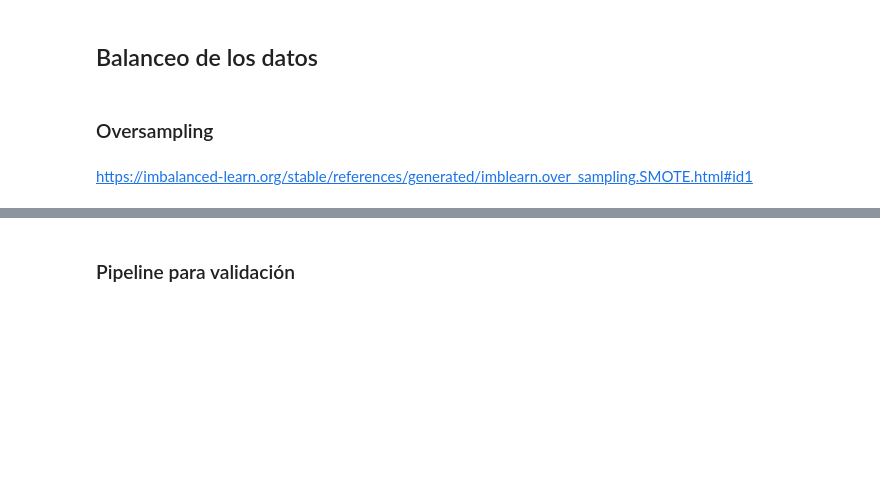
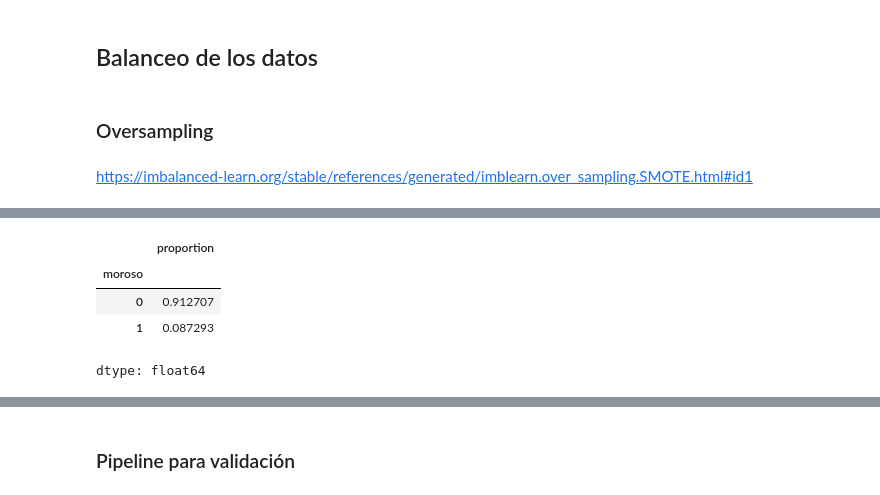
Before and after one commit to Maucho6340/2162-clasificacion-validacion-de-modelos-y-metricas, a Jupyter notebook: Clasificacion_validacion_y_metricas.ipynb, the cells around one changed output, grey strips where cells are left out. Cells and saved outputs as stored; diff of their text form; code cells hidden in the pictures; blank space fills up the shorter version.

```diff
--- a/Clasificacion_validacion_y_metricas.ipynb
+++ b/Clasificacion_validacion_y_metricas.ipynb
@@ -626,0 +905,8 @@ https://imbalanced-learn.org/stable/references/generated/imblearn.over_sampling.
+# %%
+datos['moroso'].value_counts(normalize=True)
+# %% [output]
+|  | proportion |
+| moroso |  |
+| 0 | 0.912707 |
+| 1 | 0.087293 |
+dtype: float64
```
Also changed, not shown: parts of 94 cells of this notebook.
